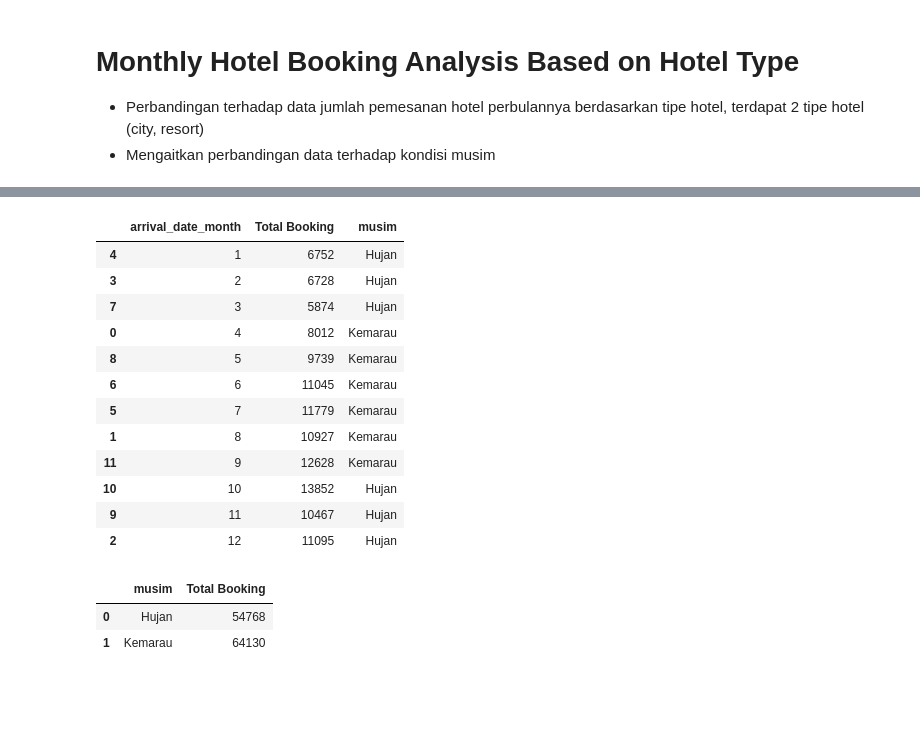
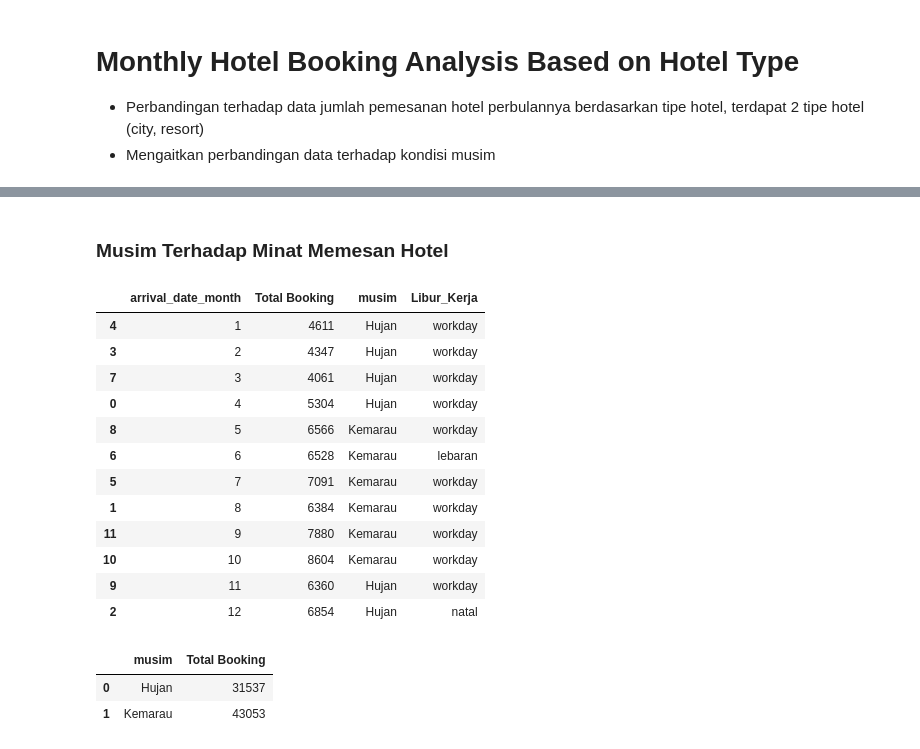
Before and after one commit to JodhiKrisantus/Investigate-Business-Hotel-using-Data-Visualization, a Jupyter notebook: Investigate Hotel Business Data Visualization-Jodhi.ipynb, the cells around one changed output, grey strips where cells are left out. Saved outputs shown, nothing was run; the diff lists cells and outputs as text; code cells hidden in the pictures; blank space fills up the shorter version.

```diff
--- a/Investigate Hotel Business Data Visualization-Jodhi.ipynb
+++ b/Investigate Hotel Business Data Visualization-Jodhi.ipynb
@@ -208,3 +208,11 @@ df['total_guests'] = df['adults'] + df['children'] + df['babies']
 df['total_guests'] = df['total_guests'].astype('int64')
 df = df.drop(columns=['adults','children','babies'])
 df.reset_index(inplace=True)
+# %%
+print('before remove unnecassary data : ',df.shape)
+print(df[df['total_guests']==0].shape) # terdapat 170 booking yang tidak mempunyai tamu/pengunjung (kemungkinan fiktif). sehingga kita drop
+
+df = df[df['total_guests']>0]
+df = df[df['is_canceled']==0] # Drop data yang cancel pesanan = 1
+
+print('after remove unnecassary data : ',df.shape)
@@ -357,26 +435,35 @@ Text(3.5, 12000, 'Minimum Total Booking (5874) ')
+# %% [markdown]
+### Musim Terhadap Minat Memesan Hotel
 # %%
-musim = np.where((df_total_booking_month['arrival_date_month']>=10) | (df_total_booking_month['arrival_date_month']<=3), 'Hujan','Kemarau' )
+musim = np.where((df_total_booking_month['arrival_date_month']>=11) | (df_total_booking_month['arrival_date_month']<=4), 'Hujan','Kemarau' )
+
+Libur = np.where((df_total_booking_month['arrival_date_month']==12),'natal',
+                 np.where((df_total_booking_month['arrival_date_month']==6),'lebaran','workday')
+                  )
+
 df_total_booking_month['musim'] = musim
+df_total_booking_month['Libur_Kerja'] = Libur
+
 df_total_booking_month
 # %% [output]
-|  | arrival_date_month | Total Booking | musim |
-| 4 | 1 | 6752 | Hujan |
-| 3 | 2 | 6728 | Hujan |
-| 7 | 3 | 5874 | Hujan |
-| 0 | 4 | 8012 | Kemarau |
-| 8 | 5 | 9739 | Kemarau |
-| 6 | 6 | 11045 | Kemarau |
-| 5 | 7 | 11779 | Kemarau |
-| 1 | 8 | 10927 | Kemarau |
-| 11 | 9 | 12628 | Kemarau |
-| 10 | 10 | 13852 | Hujan |
-| 9 | 11 | 10467 | Hujan |
-| 2 | 12 | 11095 | Hujan |
+|  | arrival_date_month | Total Booking | musim | Libur_Kerja |
+| 4 | 1 | 4611 | Hujan | workday |
+| 3 | 2 | 4347 | Hujan | workday |
+| 7 | 3 | 4061 | Hujan | workday |
+| 0 | 4 | 5304 | Hujan | workday |
+| 8 | 5 | 6566 | Kemarau | workday |
+| 6 | 6 | 6528 | Kemarau | lebaran |
+| 5 | 7 | 7091 | Kemarau | workday |
+| 1 | 8 | 6384 | Kemarau | workday |
+| 11 | 9 | 7880 | Kemarau | workday |
+| 10 | 10 | 8604 | Kemarau | workday |
+| 9 | 11 | 6360 | Hujan | workday |
+| 2 | 12 | 6854 | Hujan | natal |
 # %%
 df_musim = df_total_booking_month.groupby(['musim'])[['Total Booking']].sum()
 df_musim = df_musim.reset_index()
 df_musim
 # %% [output]
 |  | musim | Total Booking |
-| 0 | Hujan | 54768 |
-| 1 | Kemarau | 64130 |
+| 0 | Hujan | 31537 |
+| 1 | Kemarau | 43053 |
```
Also changed, not shown: parts of 17 cells of this notebook.
